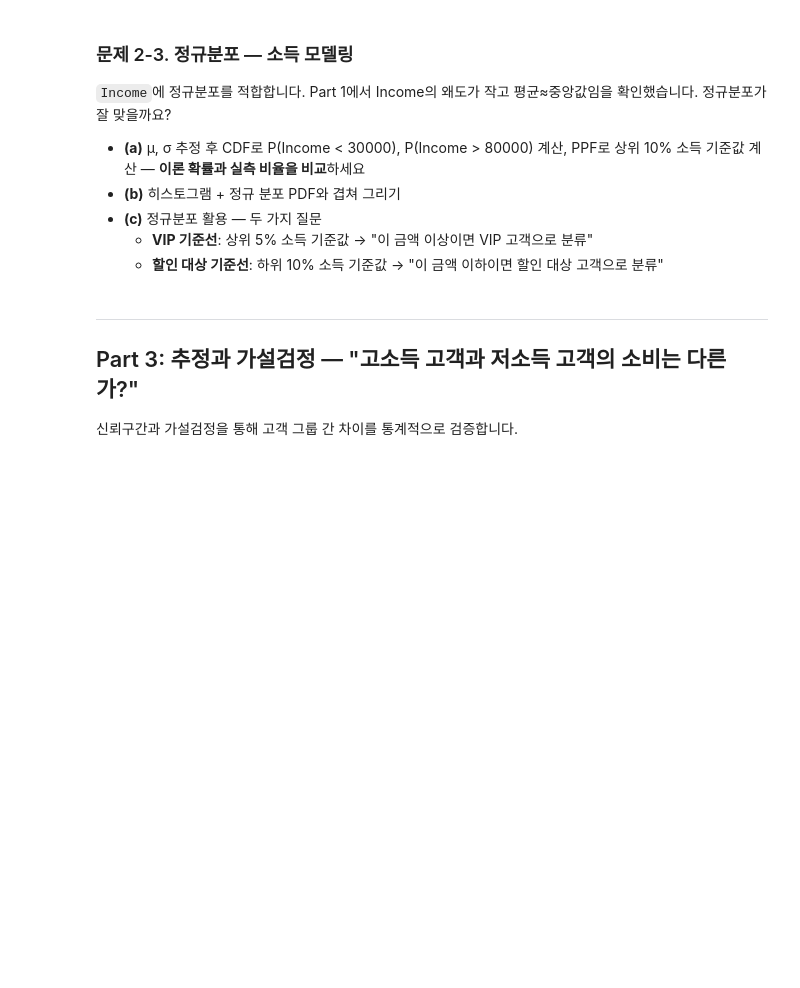
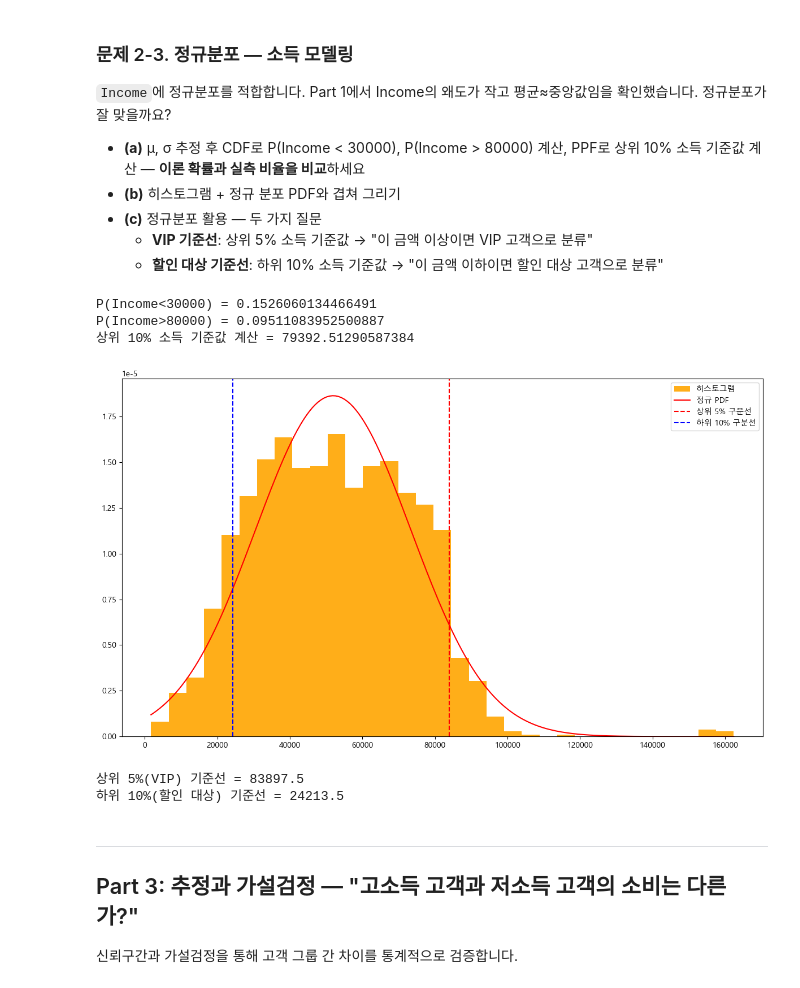
Before and after one commit to sparta-data11-statistics-practice/practice-01-descriptive-statistics-Heesang01, a Jupyter notebook: practice_comprehensive.ipynb, the cells around one changed output. Cells and saved outputs as stored; diff of their text form; code cells hidden in the pictures; blank space fills up the shorter version.

```diff
--- a/practice_comprehensive.ipynb
+++ b/practice_comprehensive.ipynb
@@ -606,10 +647,42 @@ Part 1에서 Income의 왜도가 작고 평균≈중앙값임을 확인했습니
 # %%
 # TODO 2-3(a): μ, σ 추정 → CDF로 P(Income<30000), P(Income>80000) 계산
 #               PPF로 상위 10% 소득 기준값 계산 → 이론 확률과 실측 비율 비교
+
+mu = df['Income'].mean()
+sigma = df['Income'].std()
+
+norm_dist = stats.norm(loc=mu, scale=sigma)
+
+print(f'P(Income<30000) = {norm_dist.cdf(29999)}')
+print(f'P(Income>80000) = {1 - norm_dist.cdf(80000)}')
+print(f'상위 10% 소득 기준값 계산 = {norm_dist.ppf(0.9)}')
+# %% [output]
+P(Income<30000) = 0.1526060134466491
+P(Income>80000) = 0.09511083952500887
+상위 10% 소득 기준값 계산 = 79392.51290587384
 # %%
 # TODO 2-3(b): 히스토그램 + 정규 PDF 겹쳐 그리기
+n = np.linspace(np.min(df['Income']), np.max(df['Income']), 200)
+pdf = norm_dist.pdf(n)
+top5pro = df['Income'].quantile(0.95)
+bot10pro = df['Income'].quantile(0.1)
+plt.figure(figsize=(12,7))
+plt.hist(df['Income'], bins='auto', alpha=0.9, density=True, color='orange', label='히스토그램')
+# 정규분포 pdf
+plt.plot(n, pdf, color='red', label='정규 PDF')
+plt.axvline(top5pro, linestyle='--', color='red', label='상위 5% 구분선')
+plt.axvline(bot10pro, linestyle='--', color='blue', label='하위 10% 구분선')
+plt.legend()
+plt.tight_layout()
+# %% [output]
+[figure, added]
 # %%
 # TODO 2-3(c): 실무 시나리오 — VIP(상위 5%) 기준선 + 할인 대상(하위 10%) 기준선
+print(f'상위 5%(VIP) 기준선 = {top5pro}')
+print(f'하위 10%(할인 대상) 기준선 = {bot10pro}')
+# %% [output]
+상위 5%(VIP) 기준선 = 83897.5
+하위 10%(할인 대상) 기준선 = 24213.5
 # %% [markdown]
 ---
 ## Part 3: 추정과 가설검정 — "고소득 고객과 저소득 고객의 소비는 다른가?"
```
Also changed, not shown: parts of 13 cells of this notebook, 1 other file.
